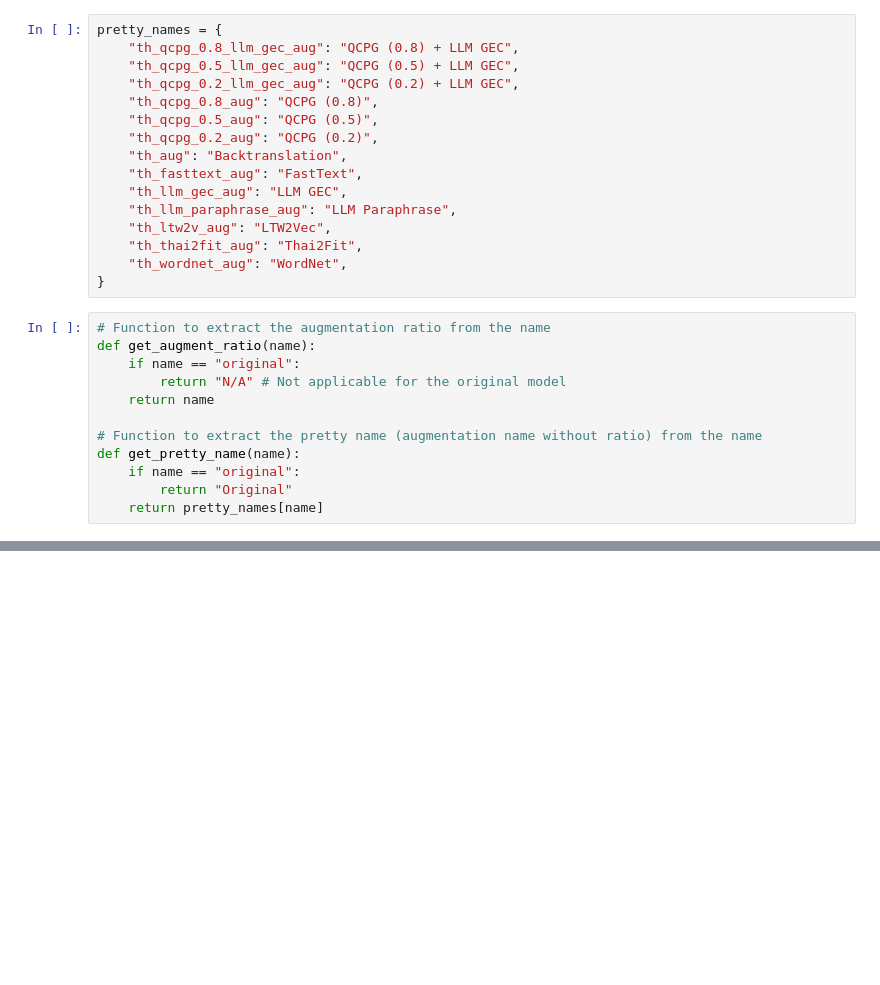
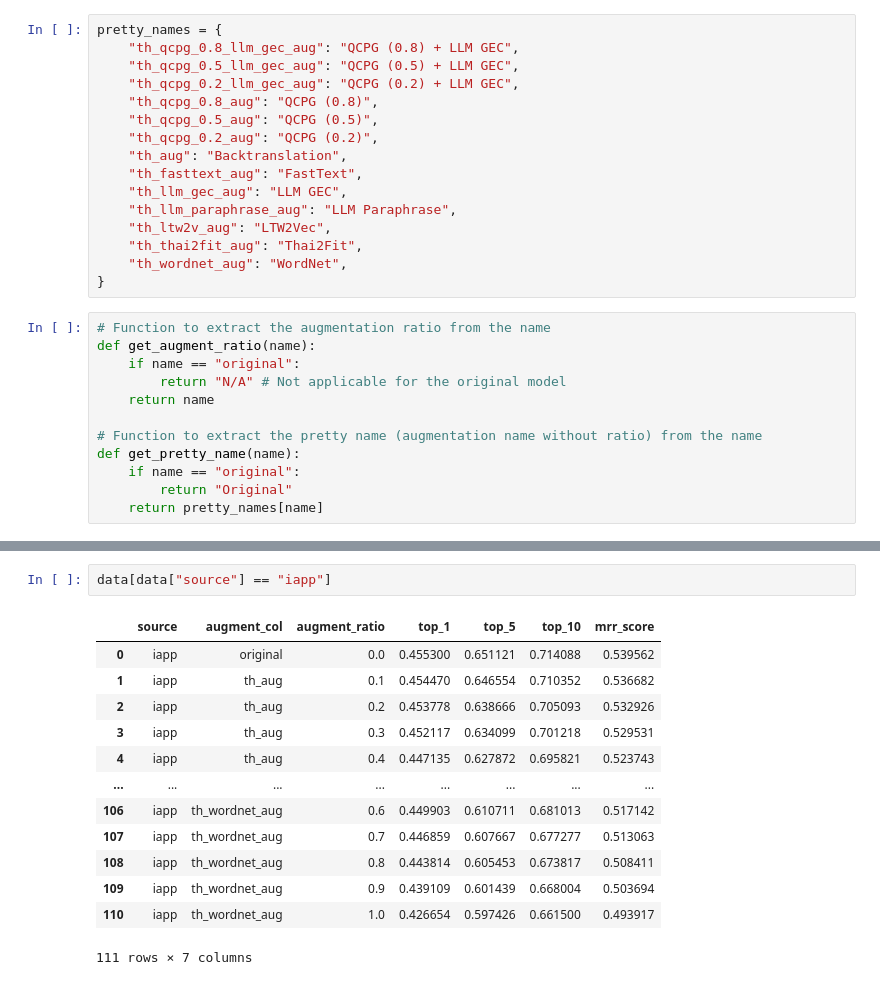
Before and after one commit to parinzee/cross-lingual-data-augmentation-for-thai-qa, a Jupyter notebook: results/reqa_analysis.ipynb, the cells around one changed output, grey strips where cells are left out. Cells and saved outputs as stored; diff of their text form; blank space fills up the shorter version.

```diff
--- a/results/reqa_analysis.ipynb
+++ b/results/reqa_analysis.ipynb
@@ -118,0 +146,16 @@ source_scores
+# %%
+data[data["source"] == "iapp"]
+# %% [output]
+|  | source | augment_col | augment_ratio | top_1 | top_5 | top_10 | mrr_score |
+| 0 | iapp | original | 0.0 | 0.455300 | 0.651121 | 0.714088 | 0.539562 |
+| 1 | iapp | th_aug | 0.1 | 0.454470 | 0.646554 | 0.710352 | 0.536682 |
+| 2 | iapp | th_aug | 0.2 | 0.453778 | 0.638666 | 0.705093 | 0.532926 |
+| 3 | iapp | th_aug | 0.3 | 0.452117 | 0.634099 | 0.701218 | 0.529531 |
+| 4 | iapp | th_aug | 0.4 | 0.447135 | 0.627872 | 0.695821 | 0.523743 |
+| ... | ... | ... | ... | ... | ... | ... | ... |
+| 106 | iapp | th_wordnet_aug | 0.6 | 0.449903 | 0.610711 | 0.681013 | 0.517142 |
+| 107 | iapp | th_wordnet_aug | 0.7 | 0.446859 | 0.607667 | 0.677277 | 0.513063 |
+| 108 | iapp | th_wordnet_aug | 0.8 | 0.443814 | 0.605453 | 0.673817 | 0.508411 |
+| 109 | iapp | th_wordnet_aug | 0.9 | 0.439109 | 0.601439 | 0.668004 | 0.503694 |
+| 110 | iapp | th_wordnet_aug | 1.0 | 0.426654 | 0.597426 | 0.661500 | 0.493917 |
+111 rows × 7 columns
```
Also changed, not shown: parts of 9 cells of this notebook, 8 other files.
